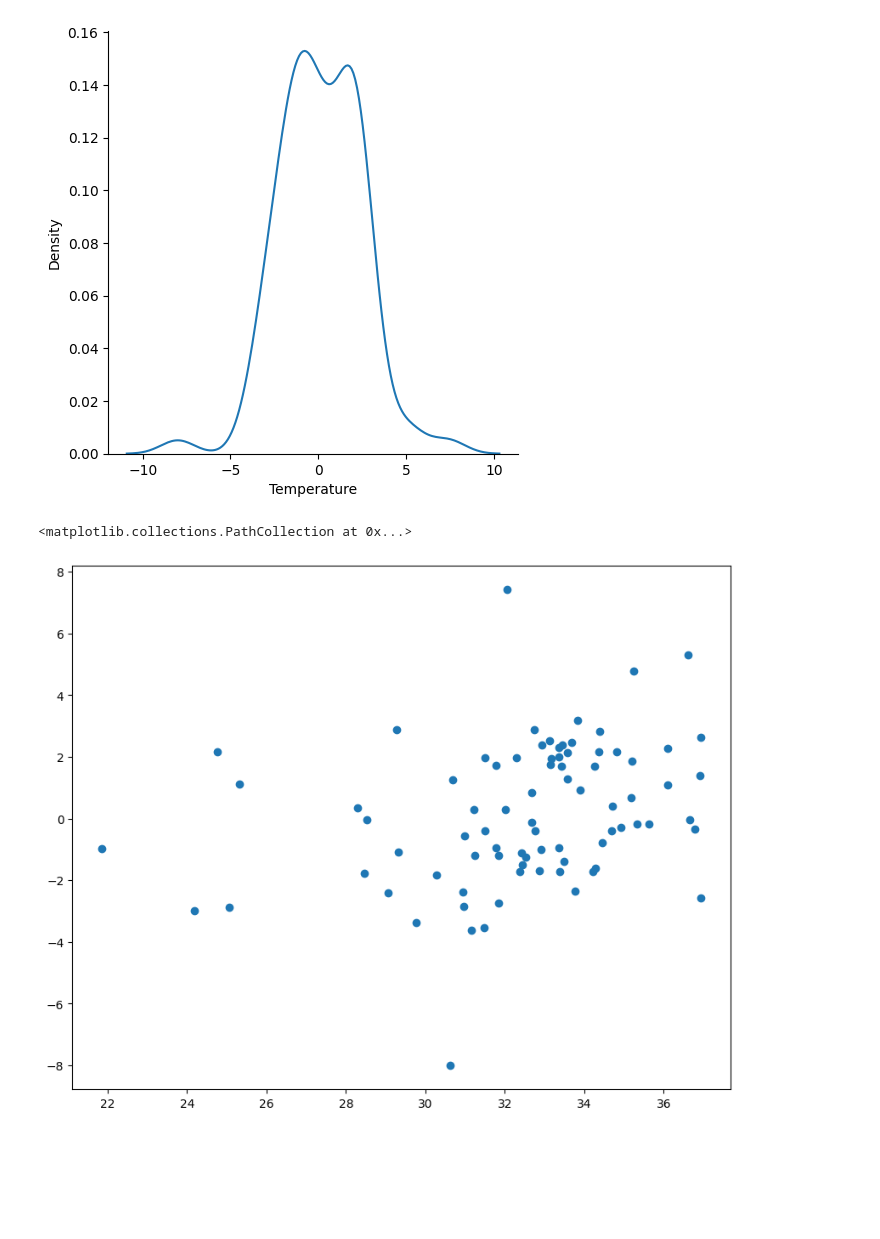
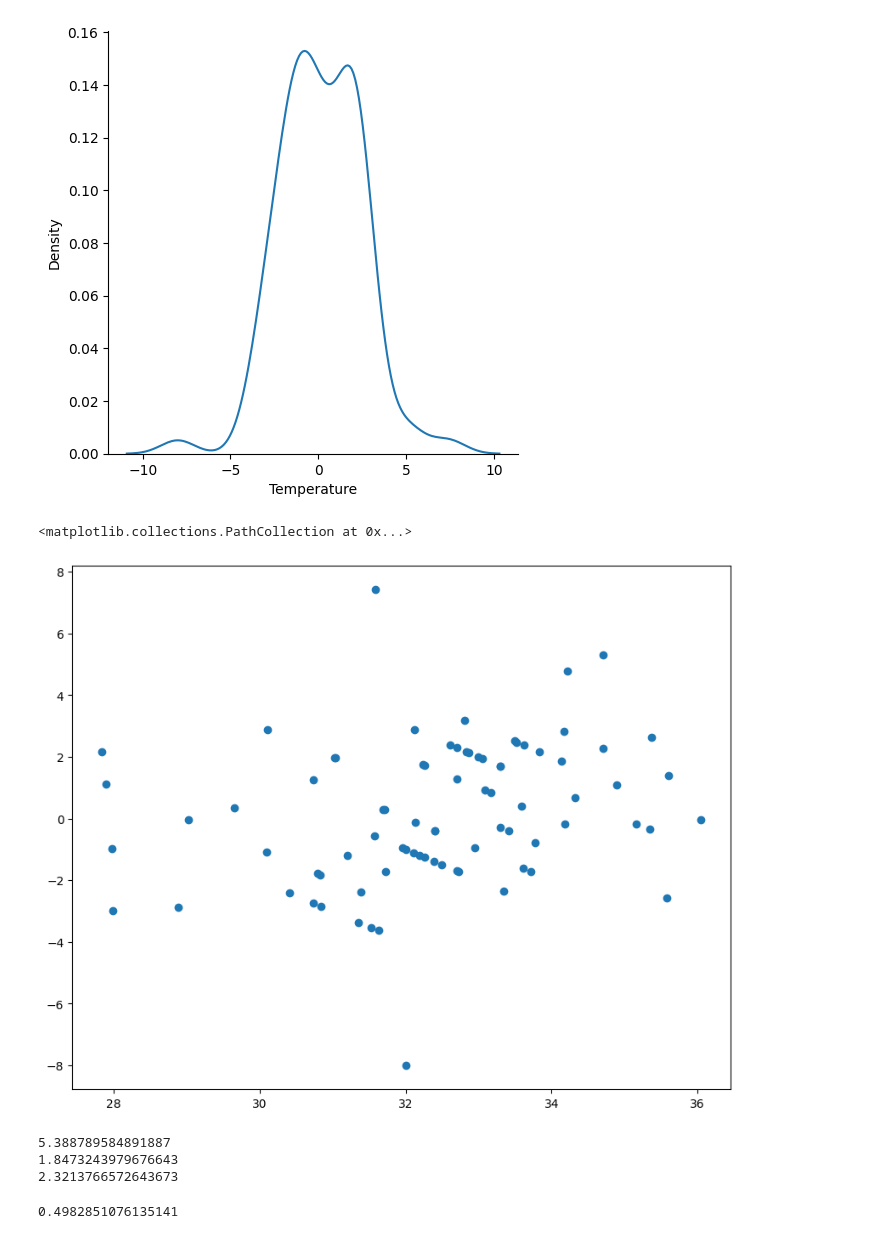
Before and after one commit to Rushi9867/Ineuron_Tasks, a Jupyter notebook: EDA/Algerian_Forest/Algerian_forest.ipynb, the cells around one changed output. Cells and saved outputs as stored; diff of their text form; code cells hidden in the pictures; blank space fills up the shorter version.

```diff
--- a/EDA/Algerian_Forest/Algerian_forest.ipynb
+++ b/EDA/Algerian_Forest/Algerian_forest.ipynb
@@ -967,7 +1001,20 @@ sns.displot(residuals3,kind='kde')
 [figure]
 # %%
 fig = plt.figure(figsize=(10,8))
-plt.scatter(rid_pred,residuals3)
+plt.scatter(ela_pred,residuals3)
 # %% [output]
 <matplotlib.collections.PathCollection at 0x...>
-[figure, old version]
+[figure, new version]
+# %%
+print(mean_squared_error(y_test,ela_pred))
+print(mean_absolute_error(y_test,ela_pred))
+print(np.sqrt(mean_squared_error(y_test,ela_pred)))
+# %% [output]
+5.388789584891887
+1.8473243979676643
+2.3213766572643673
+# %%
+score = r2_score(y_test,ela_pred)
+score
+# %% [output]
+0.4982851076135141
```
Also changed, not shown: parts of 8 cells of this notebook.
